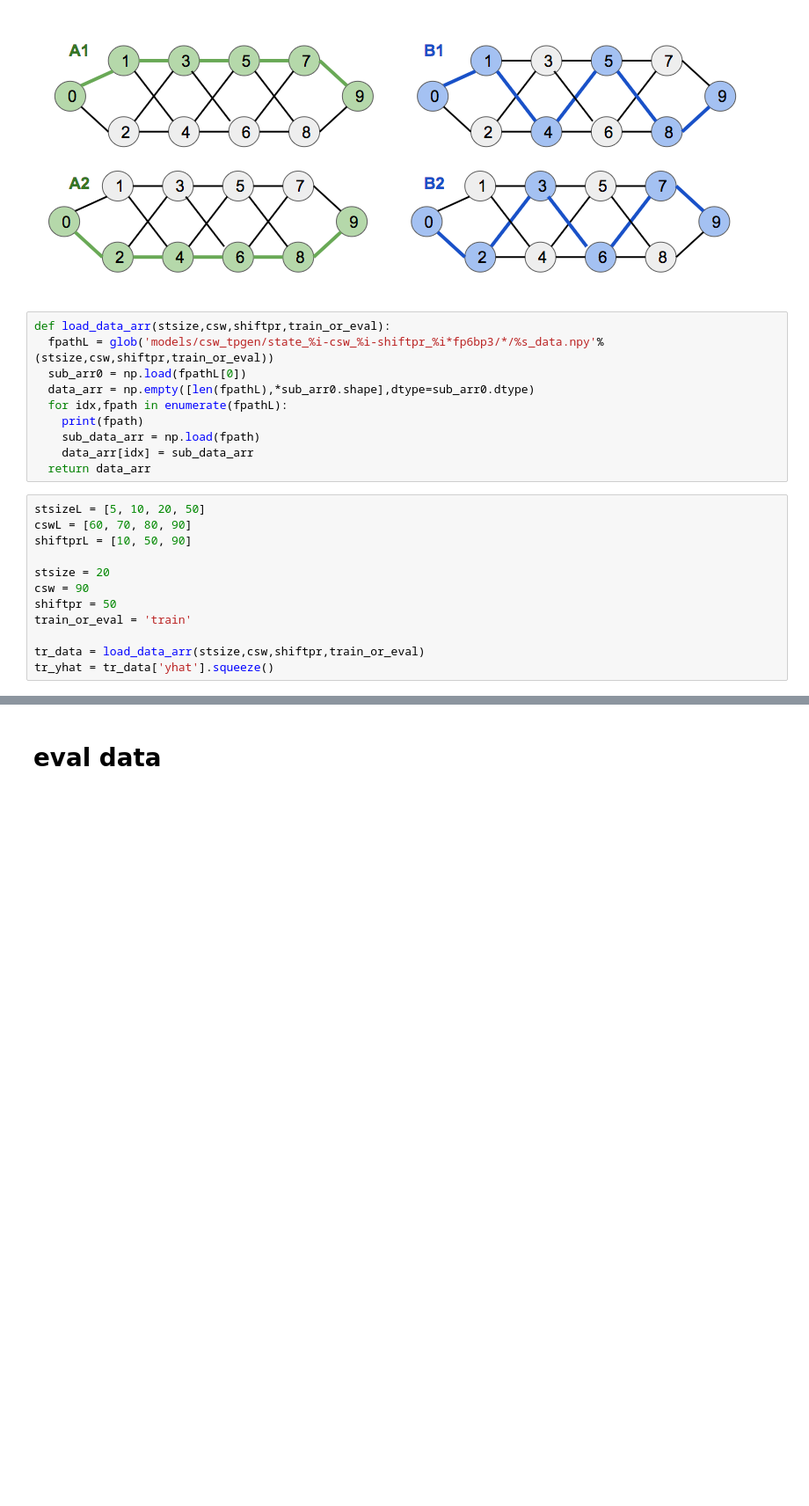
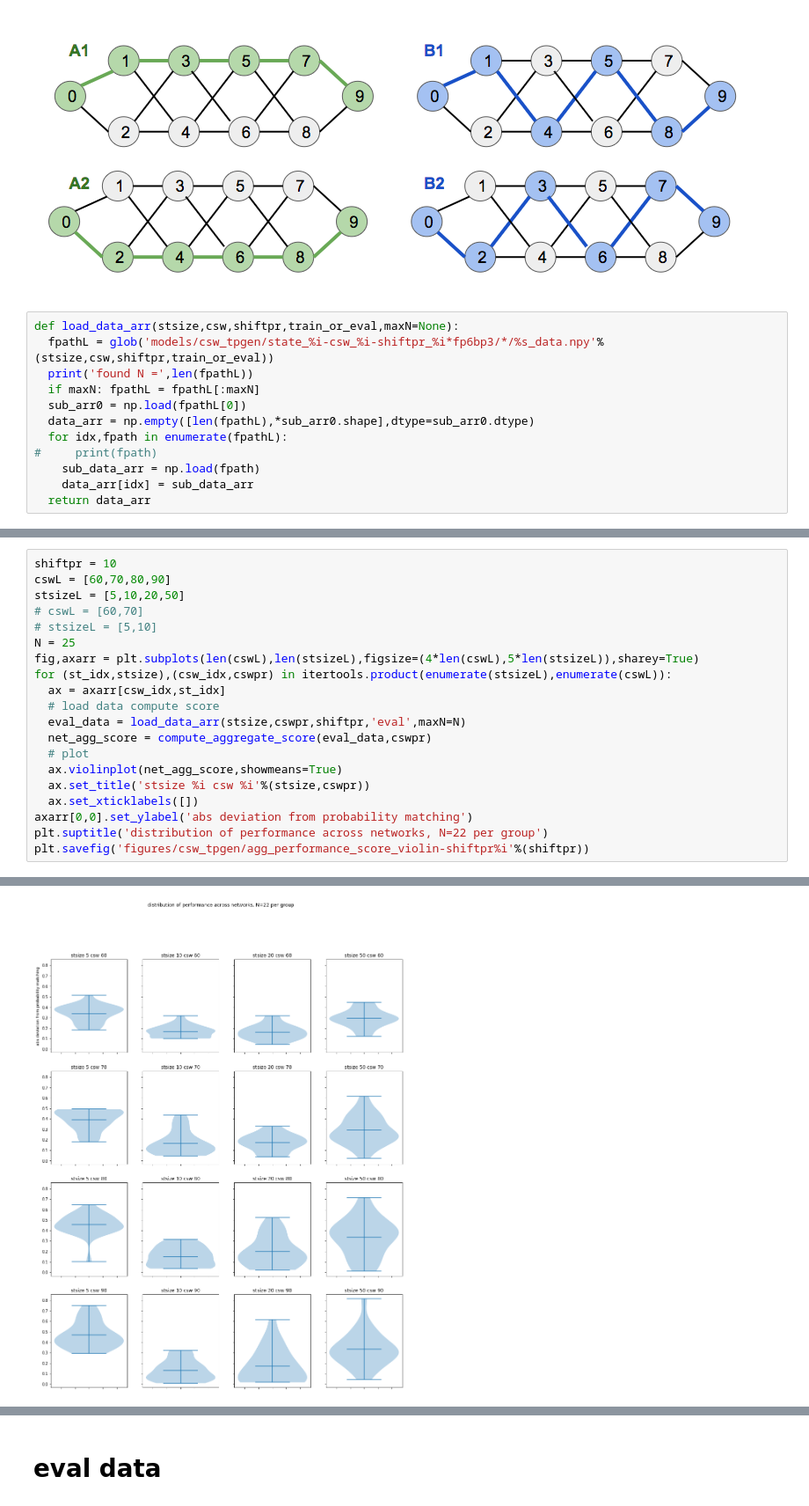
Before and after one commit to andrebeu/cswNets, a Jupyter notebook: cswNets.ipynb, the cells around one changed output, grey strips where cells are left out. Shown at 88% size. Cells and saved outputs as stored; diff of their text form; blank space fills up the shorter version.

```diff
--- a/cswNets.ipynb
+++ b/cswNets.ipynb
@@ -21,24 +19,14 @@ The autoreload extension is already loaded. To reload it, use:
 # %% [markdown]
 ![Screen%20Shot%202019-02-21%20at%203.31.51%20PM.png](attachment:Screen%20Shot%202019-02-21%20at%203.31.51%20PM.png)
 # %%
-def load_data_arr(stsize,csw,shiftpr,train_or_eval):
+def load_data_arr(stsize,csw,shiftpr,train_or_eval,maxN=None):
   fpathL = glob('models/csw_tpgen/state_%i-csw_%i-shiftpr_%i*fp6bp3/*/%s_data.npy'%(stsize,csw,shiftpr,train_or_eval))
+  print('found N =',len(fpathL))
+  if maxN: fpathL = fpathL[:maxN]
   sub_arr0 = np.load(fpathL[0])
   data_arr = np.empty([len(fpathL),*sub_arr0.shape],dtype=sub_arr0.dtype)
   for idx,fpath in enumerate(fpathL):
-    print(fpath)
+#     print(fpath)
     sub_data_arr = np.load(fpath)
     data_arr[idx] = sub_data_arr
   return data_arr
-# %%
-stsizeL = [5, 10, 20, 50]
-cswL = [60, 70, 80, 90]
-shiftprL = [10, 50, 90]
-
-stsize = 20
-csw = 90
-shiftpr = 50
-train_or_eval = 'train'
-
-tr_data = load_data_arr(stsize,csw,shiftpr,train_or_eval)
-tr_yhat = tr_data['yhat'].squeeze()
@@ -57,0 +72,21 @@ models/csw_tpgen/state_20-csw_90-shiftpr_50-nstories_fp6bp3/002/train_data.npy
+# %%
+shiftpr = 10
+cswL = [60,70,80,90]
+stsizeL = [5,10,20,50]
+# cswL = [60,70]
+# stsizeL = [5,10]
+N = 25
+fig,axarr = plt.subplots(len(cswL),len(stsizeL),figsize=(4*len(cswL),5*len(stsizeL)),sharey=True)
+for (st_idx,stsize),(csw_idx,cswpr) in itertools.product(enumerate(stsizeL),enumerate(cswL)):
+  ax = axarr[csw_idx,st_idx]
+  # load data compute score
+  eval_data = load_data_arr(stsize,cswpr,shiftpr,'eval',maxN=N)
+  net_agg_score = compute_aggregate_score(eval_data,cswpr)
+  # plot
+  ax.violinplot(net_agg_score,showmeans=True)
+  ax.set_title('stsize %i csw %i'%(stsize,cswpr))
+  ax.set_xticklabels([])
+axarr[0,0].set_ylabel('abs deviation from probability matching')
+plt.suptitle('distribution of performance across networks, N=22 per group')
+plt.savefig('figures/csw_tpgen/agg_performance_score_violin-shiftpr%i'%(shiftpr))
+# %% [output]
@@ -57,0 +109 @@ models/csw_tpgen/state_20-csw_90-shiftpr_50-nstories_fp6bp3/002/train_data.npy
+[figure, added]
```
Also changed, not shown: parts of 54 cells of this notebook, 4 other files.
